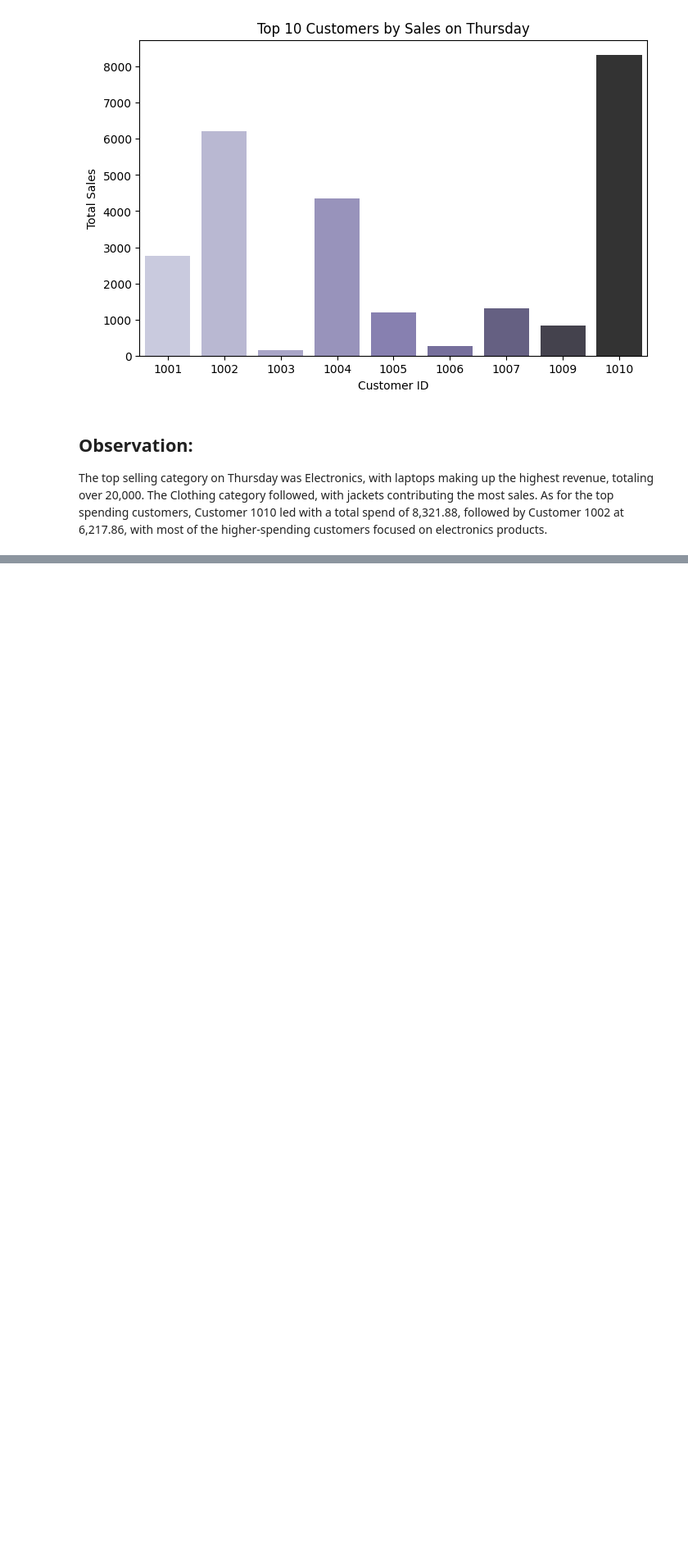
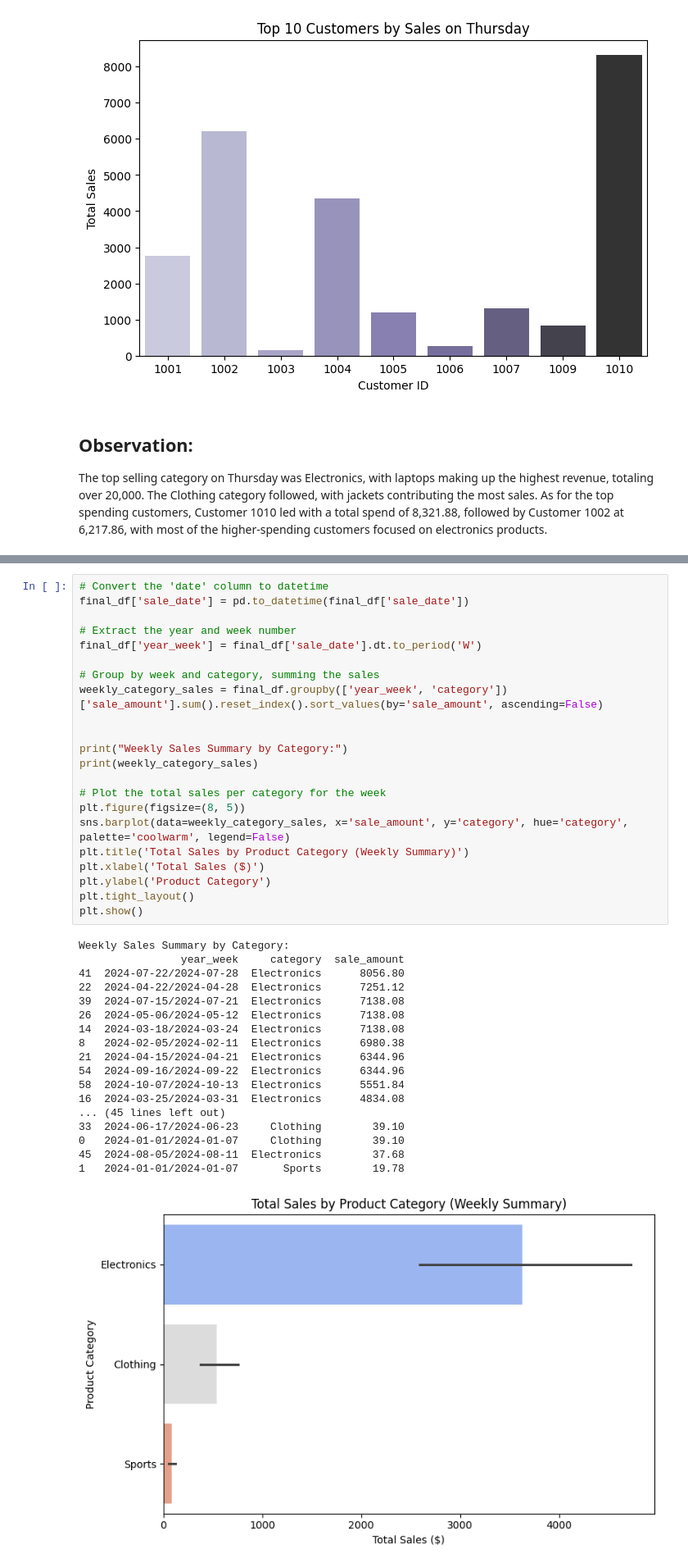
Before and after one commit to abeaderstadt/smart-store-beaderstadt, a Jupyter notebook: scripts/olap/sales_day_analysis_final.ipynb, the cells around one changed output, grey strips where cells are left out. Shown at 82% size. Cells and saved outputs as stored; diff of their text form; blank space fills up the shorter version.

```diff
--- a/scripts/olap/sales_day_analysis_final.ipynb
+++ b/scripts/olap/sales_day_analysis_final.ipynb
@@ -371,0 +378,41 @@ The top selling category on Thursday was Electronics, with laptops making up the
+# %%
+# Convert the 'date' column to datetime
+final_df['sale_date'] = pd.to_datetime(final_df['sale_date'])
+
+# Extract the year and week number
+final_df['year_week'] = final_df['sale_date'].dt.to_period('W')
+
+# Group by week and category, summing the sales
+weekly_category_sales = final_df.groupby(['year_week', 'category'])['sale_amount'].sum().reset_index().sort_values(by='sale_amount', ascending=False)
+
+
+print("Weekly Sales Summary by Category:")
+print(weekly_category_sales)
+
+# Plot the total sales per category for the week
+plt.figure(figsize=(8, 5))
+sns.barplot(data=weekly_category_sales, x='sale_amount', y='category', hue='category', palette='coolwarm', legend=False)
+plt.title('Total Sales by Product Category (Weekly Summary)')
+plt.xlabel('Total Sales ($)')
+plt.ylabel('Product Category')
+plt.tight_layout()
+plt.show()
+# %% [output]
+Weekly Sales Summary by Category:
+                year_week     category  sale_amount
+41  2024-07-22/2024-07-28  Electronics      8056.80
+22  2024-04-22/2024-04-28  Electronics      7251.12
+39  2024-07-15/2024-07-21  Electronics      7138.08
+26  2024-05-06/2024-05-12  Electronics      7138.08
+14  2024-03-18/2024-03-24  Electronics      7138.08
+8   2024-02-05/2024-02-11  Electronics      6980.38
+21  2024-04-15/2024-04-21  Electronics      6344.96
+54  2024-09-16/2024-09-22  Electronics      6344.96
+58  2024-10-07/2024-10-13  Electronics      5551.84
+16  2024-03-25/2024-03-31  Electronics      4834.08
+... (45 lines left out)
+33  2024-06-17/2024-06-23     Clothing        39.10
+0   2024-01-01/2024-01-07     Clothing        39.10
+45  2024-08-05/2024-08-11  Electronics        37.68
+1   2024-01-01/2024-01-07       Sports        19.78
+[figure, added]
```
Also changed, not shown: parts of 6 cells of this notebook.
